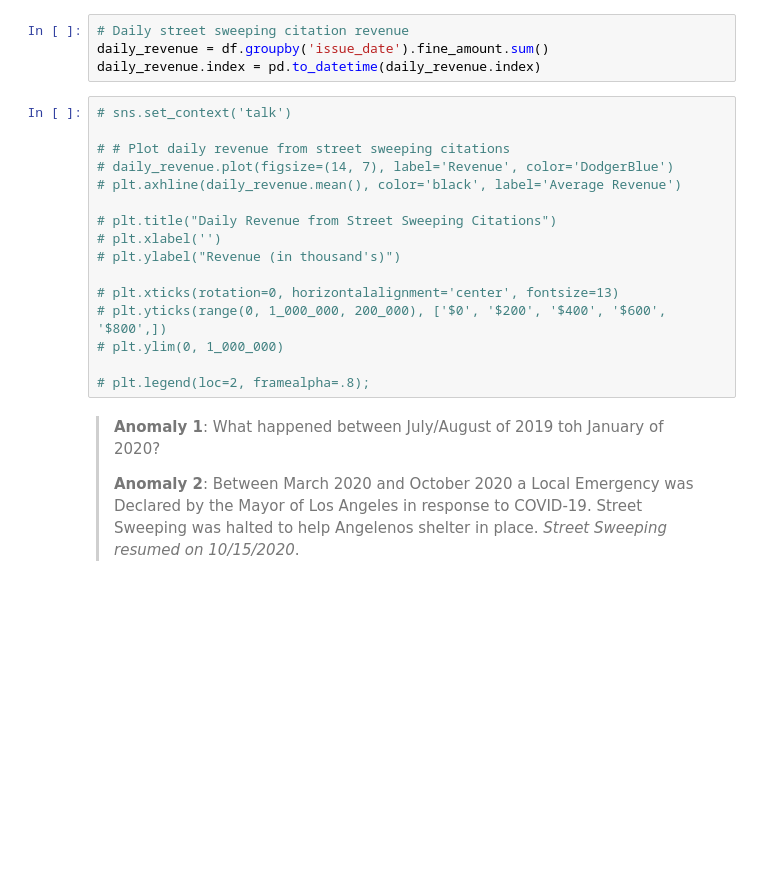
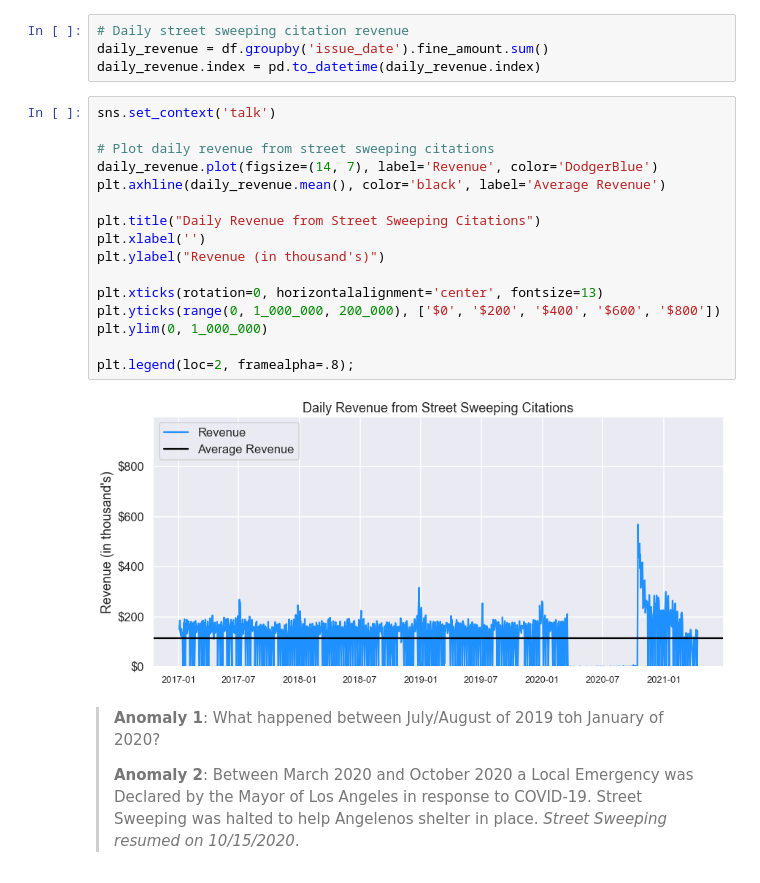
Before and after one commit to Promeos/LADOT-Street-Sweeping-Transition-Pan, a Jupyter notebook: Final-Report.ipynb, the cells around one changed output. Cells and saved outputs as stored; diff of their text form; blank space fills up the shorter version.

```diff
--- a/Final-Report.ipynb
+++ b/Final-Report.ipynb
@@ -129,21 +129,23 @@ Let's take a look at social engagement
 daily_revenue = df.groupby('issue_date').fine_amount.sum()
 daily_revenue.index = pd.to_datetime(daily_revenue.index)
 # %%
-# sns.set_context('talk')
+sns.set_context('talk')
 
-# # Plot daily revenue from street sweeping citations
-# daily_revenue.plot(figsize=(14, 7), label='Revenue', color='DodgerBlue')
-# plt.axhline(daily_revenue.mean(), color='black', label='Average Revenue')
+# Plot daily revenue from street sweeping citations
+daily_revenue.plot(figsize=(14, 7), label='Revenue', color='DodgerBlue')
+plt.axhline(daily_revenue.mean(), color='black', label='Average Revenue')
 
-# plt.title("Daily Revenue from Street Sweeping Citations")
-# plt.xlabel('')
-# plt.ylabel("Revenue (in thousand's)")
+plt.title("Daily Revenue from Street Sweeping Citations")
+plt.xlabel('')
+plt.ylabel("Revenue (in thousand's)")
 
-# plt.xticks(rotation=0, horizontalalignment='center', fontsize=13)
-# plt.yticks(range(0, 1_000_000, 200_000), ['$0', '$200', '$400', '$600', '$800',])
-# plt.ylim(0, 1_000_000)
+plt.xticks(rotation=0, horizontalalignment='center', fontsize=13)
+plt.yticks(range(0, 1_000_000, 200_000), ['$0', '$200', '$400', '$600', '$800'])
+plt.ylim(0, 1_000_000)
 
-# plt.legend(loc=2, framealpha=.8);
+plt.legend(loc=2, framealpha=.8);
+# %% [output]
+[figure, added]
 # %% [markdown]
 > __Anomaly 1__: What happened between July/August of 2019 toh January of 2020?<br>
 >
```
Also changed, not shown: parts of 10 cells of this notebook, 1 other file.
